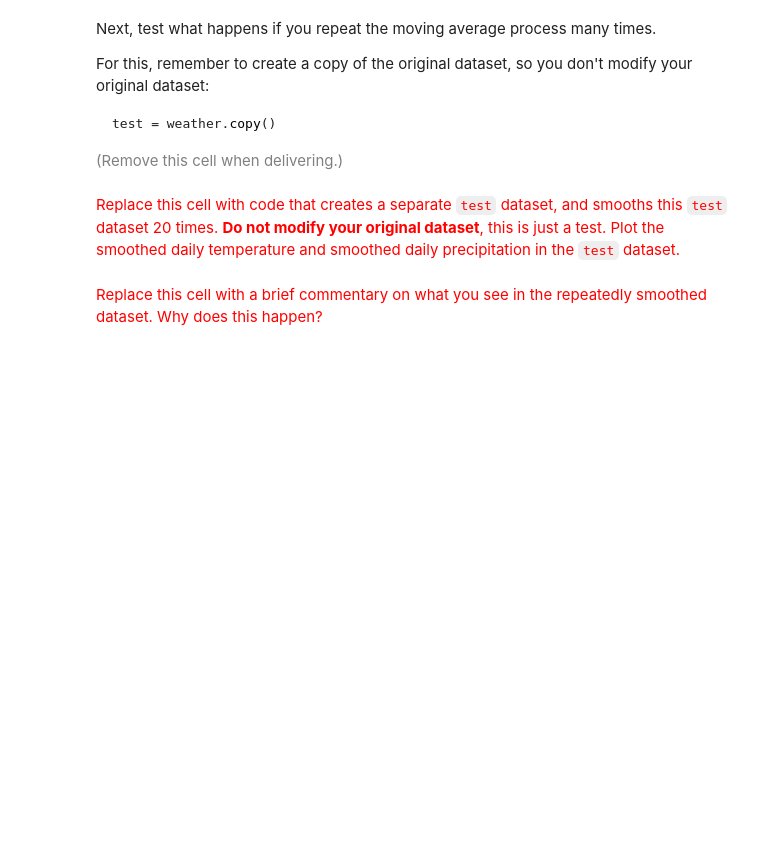
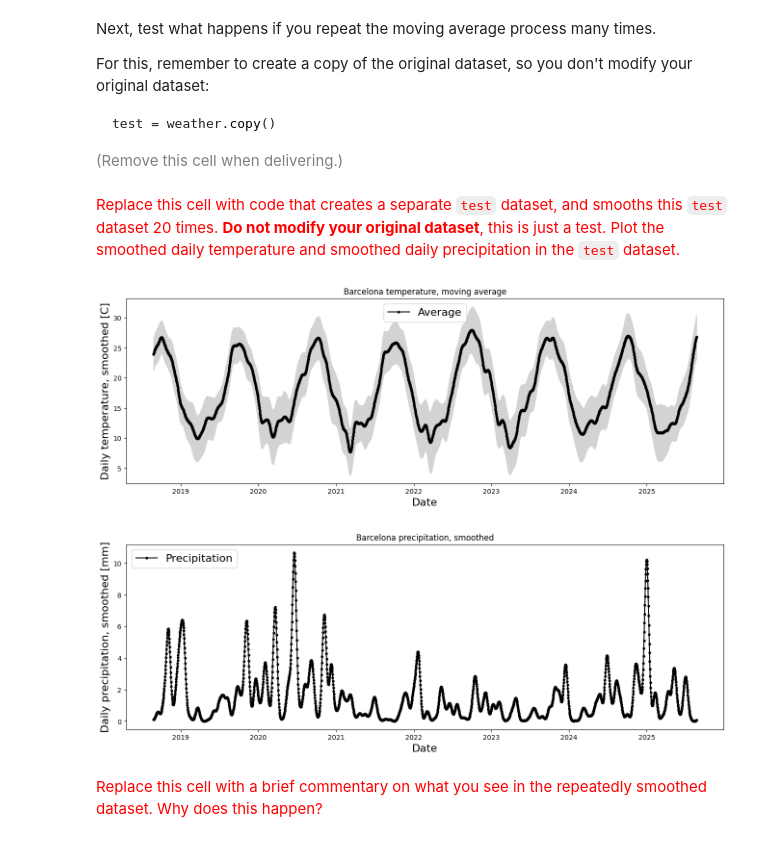
Before and after one commit to zsykk/datamining_2nd, a Jupyter notebook: ps09_forecasting.ipynb, the cells around one changed output. Cells and saved outputs as stored; diff of their text form; code cells hidden in the pictures; blank space fills up the shorter version.

```diff
--- a/ps09_forecasting.ipynb
+++ b/ps09_forecasting.ipynb
@@ -516,6 +520,27 @@ test = weather.copy()
 <font size="-1" color="gray">(Remove this cell when delivering.)</font>
 # %% [markdown]
 <font size="+1" color="red">Replace this cell with code that creates a separate ``test`` dataset, and smooths this ``test`` dataset 20 times. **Do not modify your original dataset**, this is just a test. Plot the smoothed daily temperature and smoothed daily precipitation in the ``test`` dataset.</font>
+# %%
+test = weather.copy()
+smooth_times = 20
+for _ in range(smooth_times):
+    test = moving_average(test, window_size)
+# %%
+# Sample last 7 years
+test_smoothed_sample = test.tail(7*365)
+
+# Plot smoothed temperature
+plot_min_max(test_smoothed_sample, ylabel='Daily temperature, smoothed [C]',
+             title="Barcelona temperature, moving average",
+             min_col='temp_min', max_col='temp_max', avg_col='temp_avg')
+
+# Plot smoothed precipitation
+plot_variable(test_smoothed_sample,
+              title="Barcelona precipitation, smoothed",
+                col="rainfall", label="Precipitation", ylabel="Daily precipitation, smoothed [mm]")
+# %% [output]
+[figure, added]
+[figure, added]
 # %% [markdown]
 <font size="+1" color="red">Replace this cell with a brief commentary on what you see in the repeatedly smoothed dataset. Why does this happen?</font>
 # %% [markdown]
```
Also changed, not shown: parts of 2 cells of this notebook.
